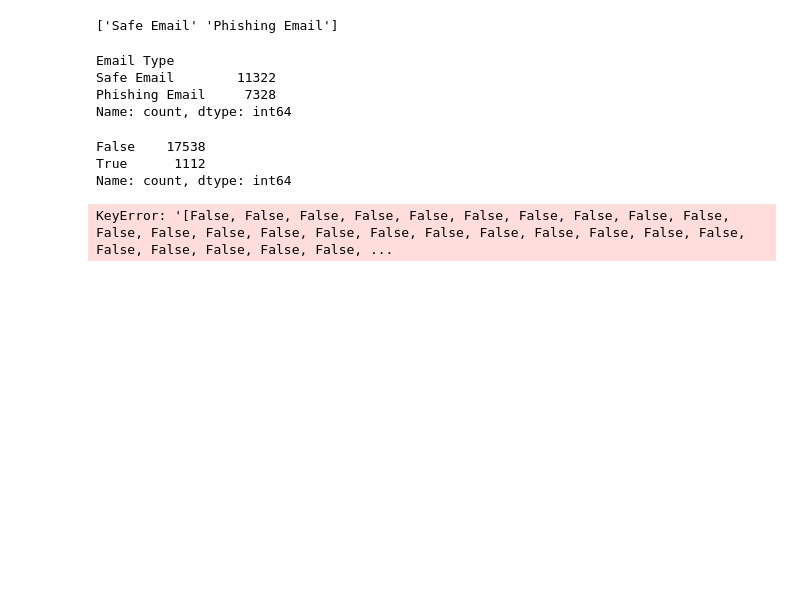
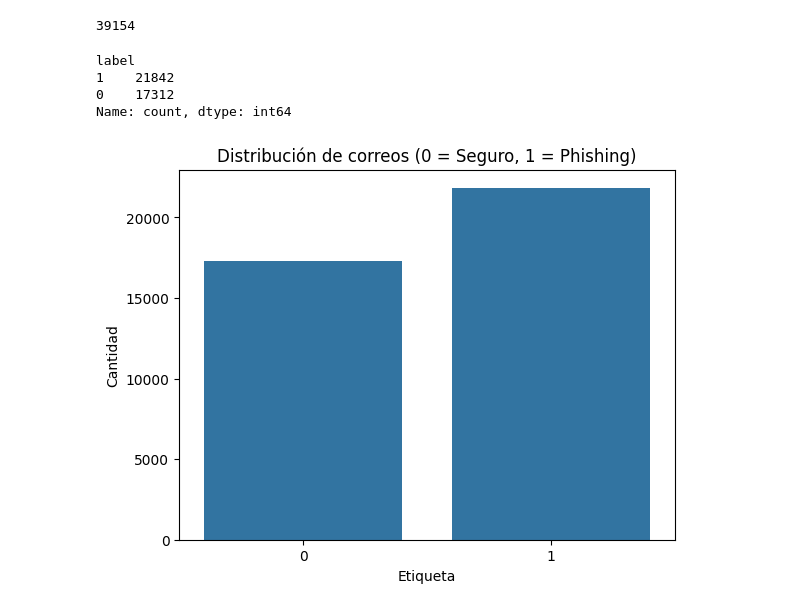
Before and after one commit to Marcoale123/Deteccion-de-pishing-o-spam-por-correo, a Jupyter notebook: Eda.ipynb, the cells around one changed output. Saved outputs shown, nothing was run; the diff lists cells and outputs as text; code cells hidden in the pictures; blank space fills up the shorter version.

```diff
--- a/Eda.ipynb
+++ b/Eda.ipynb
@@ -5,2 +8,3 @@ import matplotlib.pyplot as plt
 # %%
-df = pd.read_csv('base/Phishing_Email.csv')
+df = pd.read_csv('base/EmailPishing.csv')
+df
@@ -29,24 +42,17 @@ memory usage: 437.2+ KB
-# %%
-Email_type = df['Email Type'].unique()
-print(Email_type)
-# %% [output]
-['Safe Email' 'Phishing Email']
-# %%
-Email_type_count = df['Email Type'].value_counts()
-print(Email_type_count)
-# %% [output]
-Email Type
-Safe Email        11322
-Phishing Email     7328
-Name: count, dtype: int64
-# %%
-Email_text_duplicates = df.duplicated(subset =[ 'Email Text'])
-print(Email_text_duplicates.value_counts())
-# %% [output]
-False    17538
-True      1112
-Name: count, dtype: int64
-# %%
-drop_duplicates = df.drop(Email_text_duplicates)
-# %% [output]
-KeyError: '[False, False, False, False, False, False, False, False, False, False, False, False, False, False, False, False, False, False, False, False, False, False, False, False, False, False, False, ...
+# %%
+print(len(df))
+df['label'].value_counts()
+# %% [output]
+39154
+label
+1    21842
+0    17312
+Name: count, dtype: int64
+# %%
+sns.countplot(data=df, x='label')
+plt.title("Distribución de correos (0 = Seguro, 1 = Phishing)")
+plt.xlabel("Etiqueta")
+plt.ylabel("Cantidad")
+plt.show()
+# %% [output]
+[figure, added]
```
Also changed, not shown: parts of 20 cells of this notebook.
